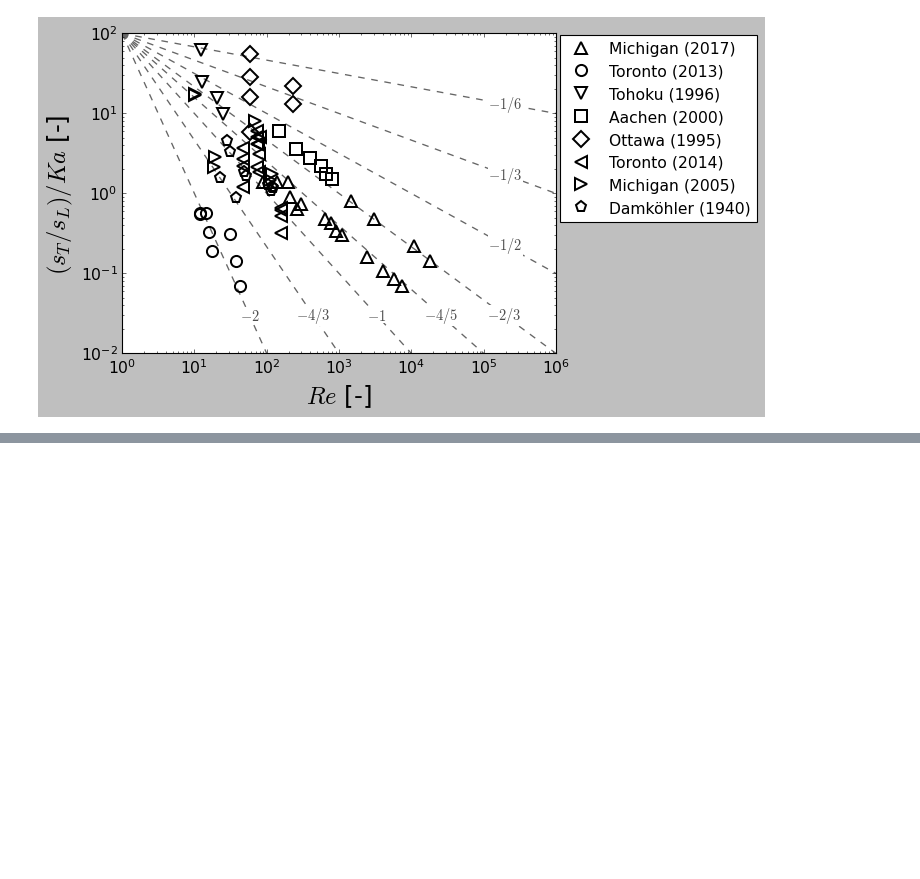
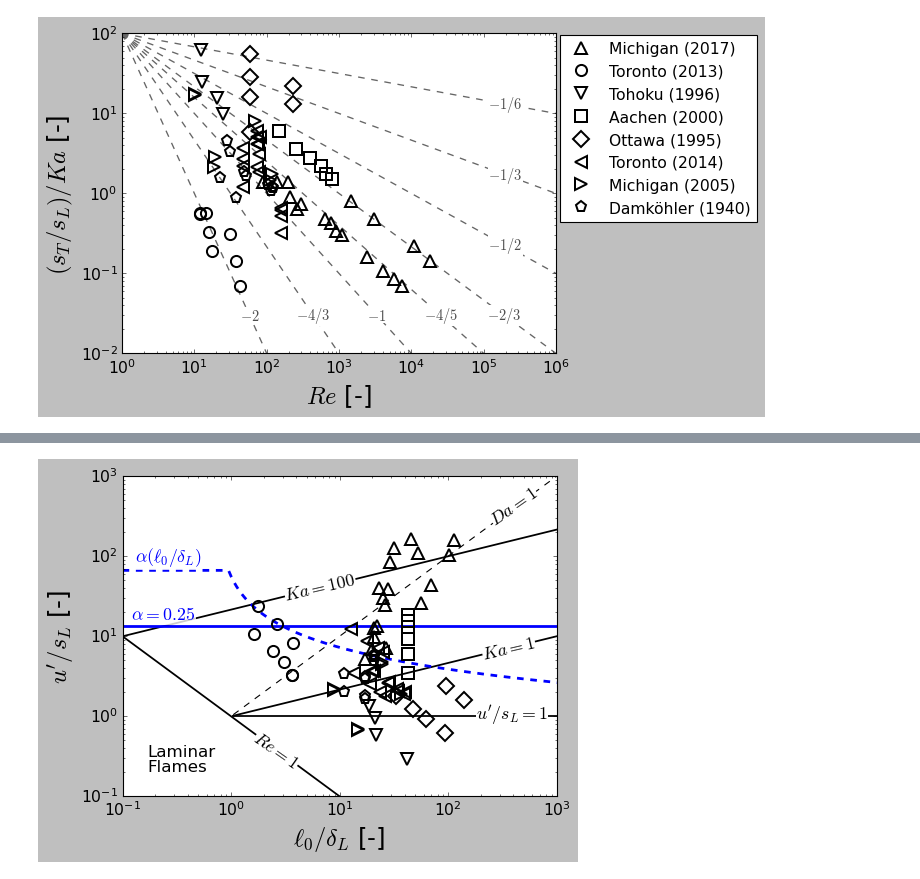
Before and after one commit to mw6136/spectral, a Jupyter notebook: make_figures.ipynb, the cells around one changed output, grey strips where cells are left out. Cells and saved outputs as stored; diff of their text form; code cells hidden in the pictures; blank space fills up the shorter version.

```diff
--- a/make_figures.ipynb
+++ b/make_figures.ipynb
@@ -563,0 +613,36 @@ save(fig, 'supp_scaling_fan')
+# %%
+fig, a = panel()
+x = np.logspace(-1, 4, 50)
+a.loglog(x[x < 100], 1 / x[x < 100], 'k', lw=1.6)                 # Re = 1
+a.loglog(x[x >= 1], x[x >= 1]**(1 / 3), 'k', lw=1.6)              # Ka = 1
+a.loglog(x[x >= 1], x[x >= 1]**(1), 'k--', lw=1)                  # Da = 1
+a.loglog(x, 100**(2 / 3) * x**(1 / 3), 'k', lw=1.6)               # Ka = 100
+# a.loglog(x, 1000**(2 / 3) * x**(1 / 3), 'k--', lw=1.6)            # Ka = 1000
+a.loglog(x[x >= 1], np.ones((x >= 1).sum()), 'k', lw=1.6)         # u'/s_L = 1
+a.text(200, 5.0, r'$\mathit{Ka} = 1$', rotation=13, fontsize=NOTE, bbox=dict(facecolor='white', edgecolor='None', boxstyle='square,pad=0'))
+a.text(3, 28, r'$\mathit{Ka} = 100$', rotation=13, fontsize=NOTE, bbox=dict(facecolor='white', edgecolor='None', boxstyle='square,pad=0'))
+# a.text(2.7, 125, r'$\mathit{Ka} = 1000$', backgroundcolor='white', rotation=18, fontsize=NOTE)
+a.text(1.5, 0.22, r'$\mathit{Re} = 1$', rotation=-35, fontsize=NOTE, bbox=dict(facecolor='white', edgecolor='None', boxstyle='square,pad=0'))
+a.text(230, 240, r'$\mathit{Da} = 1$', rotation=35, fontsize=NOTE, bbox=dict(facecolor='white', edgecolor='None', boxstyle='square,pad=0'))
+a.text(180, 0.89, r"$u^\prime/s_L = 1$", fontsize=NOTE, bbox=dict(facecolor='white', edgecolor='None', boxstyle='square,pad=0'))
+reg = dict(fontsize=15, color='k', linespacing=1.0)
+# a.text(900, 3.0, 'Corrugated\nFlamelets', **reg)
+# a.text(200, 25, 'Thin Reaction\nZones', **reg)
+# a.text(0.15, 250, 'Broken / Distributed\nReaction Zones?', **reg)
+# a.text(300, 0.25, 'Wrinkled\nFlamelets', **reg)
+a.text(0.17, 0.2, 'Laminar\nFlames', **reg)
+TAU = 6.67                                                          # gas expansion factor (Nivarti & Cant 2017)
+xb = np.logspace(-1, 4, 400)
+alpha_log = np.maximum(0.4 * np.log10(xb) + 0.0592, 0.05)
+a.loglog(xb, np.full_like(xb, TAU / (2 * 0.25)), 'b-', lw=2.5)     # N_B = 1, alpha = 0.25
+a.loglog(xb, TAU / (2 * alpha_log), 'b--', lw=2.5)                 # N_B = 1, logarithmic alpha
+a.text(0.12, 16, r'$\alpha = 0.25$', color='b', fontsize=NOTE, bbox=TEXT_BG)
+a.text(0.13, 85, r'$\alpha(\ell_0/\delta_L)$', color='b', fontsize=NOTE, bbox=TEXT_BG)
+for s in sets:
+    mark(a, s['ldl'], s['usl'], s)
+a.set_xlim(0.1, 1e3); a.set_ylim(0.1, 1e3)
+a.set_xlabel(r'$\ell_0/\delta_L$ [-]', fontsize=LABEL)
+a.set_ylabel(r"$u^\prime/s_L$ [-]", fontsize=LABEL)
+save(fig, 'supp_regime_bray')
+# %% [output]
+[figure, added]
```
Also changed, not shown: parts of 4 cells of this notebook, 23 other files.
